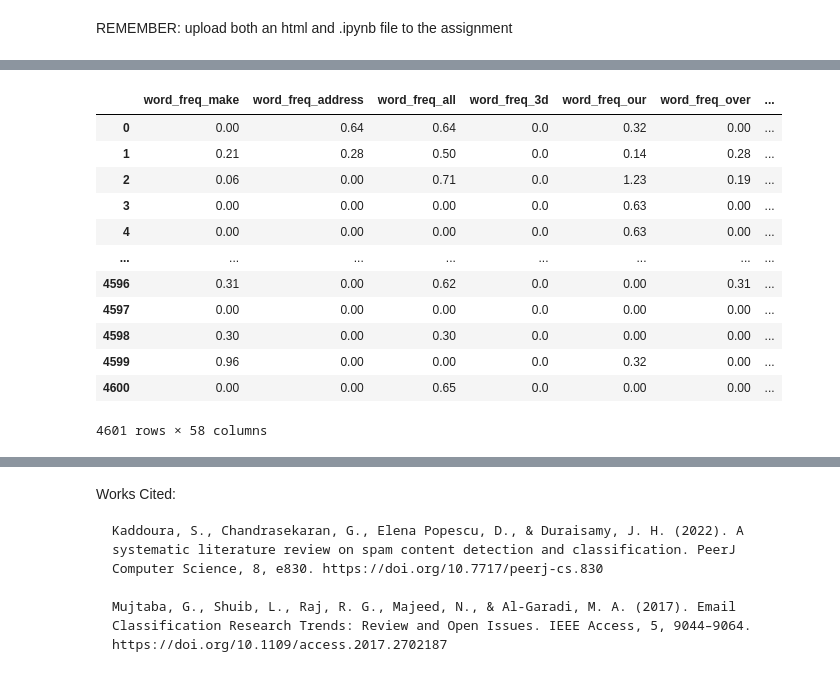
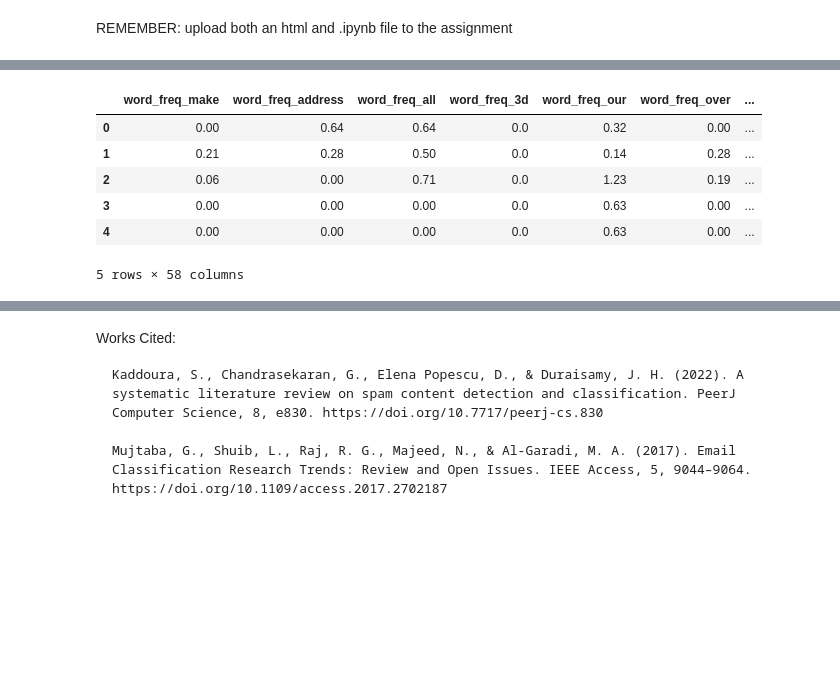
Before and after one commit to SusanLiu628/Dsci-100-project, a Jupyter notebook: Main.ipynb, the cells around one changed output, grey strips where cells are left out. Saved outputs shown, nothing was run; the diff lists cells and outputs as text; code cells hidden in the pictures; blank space fills up the shorter version.

```diff
--- a/Main.ipynb
+++ b/Main.ipynb
@@ -32,25 +27,15 @@ spam
 # %%
 spam_titles = pd.read_csv("spambase.names", skiprows = 31)
-spam_titles
 spam_titles_split = spam_titles["1"].str.split(":", expand = True)
-spam_titles_split
 spam_headers = spam_titles_split[[0]].to_dict()
 spam_headers = dict(ChainMap(*spam_headers.values()))
-spam_headers
-spam = spam.rename(columns = spam_headers).rename(columns = {57: "type"})
 
-spam
+spam = spam.rename(columns = spam_headers).rename(columns = {57: "is_spam"})
 # %% [output]
 |  | word_freq_make | word_freq_address | word_freq_all | word_freq_3d | word_freq_our | word_freq_over | ... |
 | 0 | 0.00 | 0.64 | 0.64 | 0.0 | 0.32 | 0.00 | ... |
 | 1 | 0.21 | 0.28 | 0.50 | 0.0 | 0.14 | 0.28 | ... |
 | 2 | 0.06 | 0.00 | 0.71 | 0.0 | 1.23 | 0.19 | ... |
 | 3 | 0.00 | 0.00 | 0.00 | 0.0 | 0.63 | 0.00 | ... |
 | 4 | 0.00 | 0.00 | 0.00 | 0.0 | 0.63 | 0.00 | ... |
-| ... | ... | ... | ... | ... | ... | ... | ... |
-| 4596 | 0.31 | 0.00 | 0.62 | 0.0 | 0.00 | 0.31 | ... |
-| 4597 | 0.00 | 0.00 | 0.00 | 0.0 | 0.00 | 0.00 | ... |
-| 4598 | 0.30 | 0.00 | 0.30 | 0.0 | 0.00 | 0.00 | ... |
-| 4599 | 0.96 | 0.00 | 0.00 | 0.0 | 0.32 | 0.00 | ... |
-| 4600 | 0.00 | 0.00 | 0.65 | 0.0 | 0.00 | 0.00 | ... |
-4601 rows × 58 columns
+5 rows × 58 columns
```
Also changed, not shown: parts of 18 cells of this notebook.
